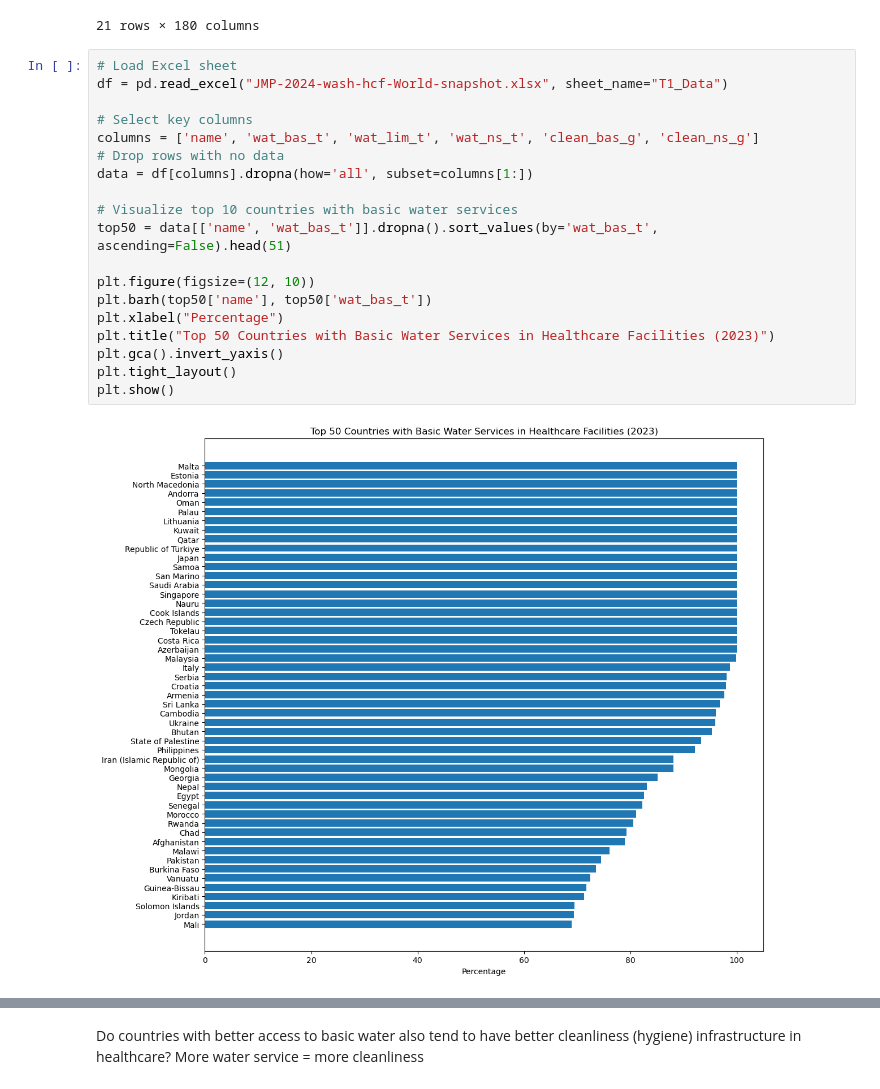
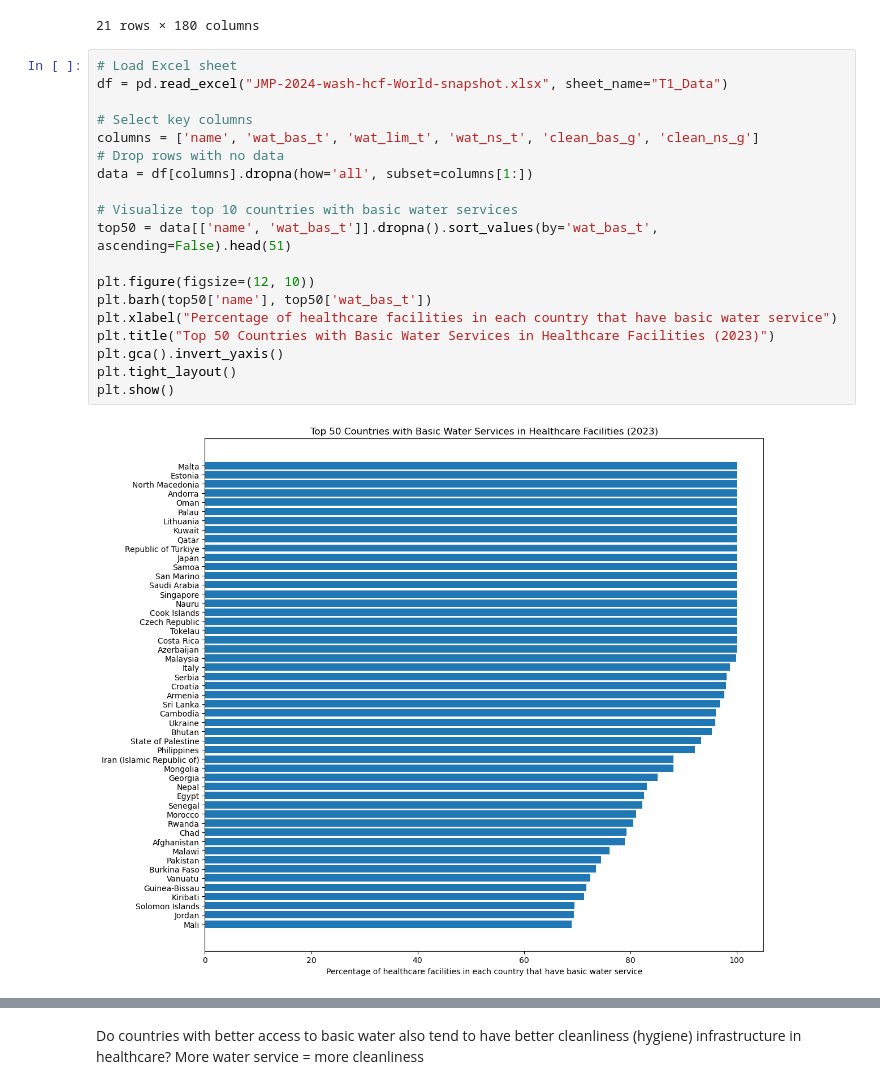
Before and after one commit to AquaLens/capstone, a Jupyter notebook: Data_Visualizations/data/JMP.ipynb, the cells around one changed output, grey strips where cells are left out. Drawn from its saved outputs; the diff is of its cells as text.

Commit message:
Edits made to JMP visual data

```diff
--- a/Data_Visualizations/data/JMP.ipynb
+++ b/Data_Visualizations/data/JMP.ipynb
@@ -32,24 +32,24 @@ df.head(21)
 # %%
 # Load Excel sheet
 df = pd.read_excel("JMP-2024-wash-hcf-World-snapshot.xlsx", sheet_name="T1_Data")
 
 # Select key columns
 columns = ['name', 'wat_bas_t', 'wat_lim_t', 'wat_ns_t', 'clean_bas_g', 'clean_ns_g']
 # Drop rows with no data
 data = df[columns].dropna(how='all', subset=columns[1:])
 
 # Visualize top 10 countries with basic water services
 top50 = data[['name', 'wat_bas_t']].dropna().sort_values(by='wat_bas_t', ascending=False).head(51)
 
 plt.figure(figsize=(12, 10))
 plt.barh(top50['name'], top50['wat_bas_t'])
-plt.xlabel("Percentage")
+plt.xlabel("Percentage of healthcare facilities in each country that have basic water service")
 plt.title("Top 50 Countries with Basic Water Services in Healthcare Facilities (2023)")
 plt.gca().invert_yaxis()
 plt.tight_layout()
 plt.show()
 # %% [output]
-[figure, old version]
+[figure, new version]
 # %%
 # Top 50 Countries with Limited Water Service
 # Drop missing values and sort for top 50
```
Also changed, not shown: parts of 3 cells of this notebook, 6 other files.
